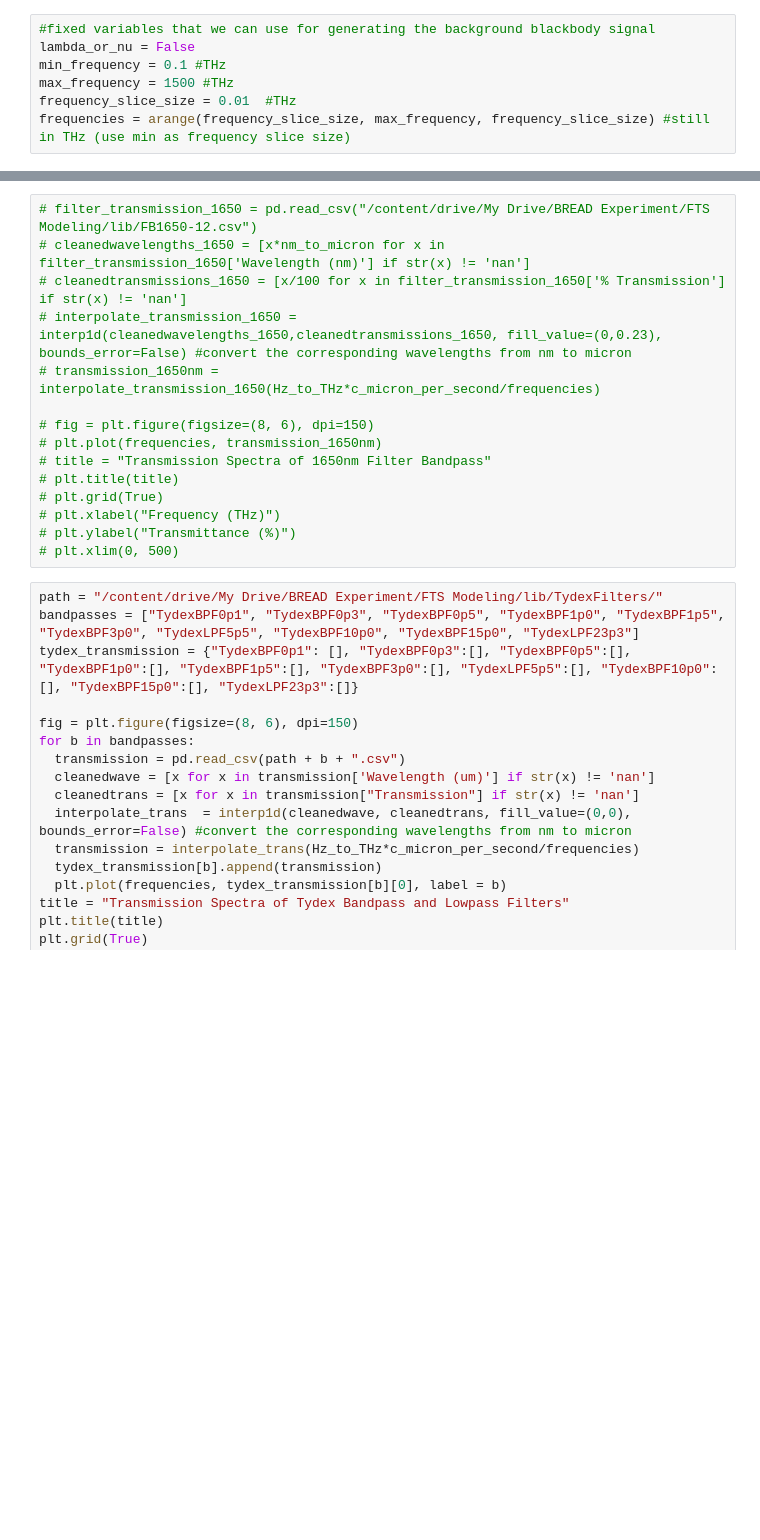
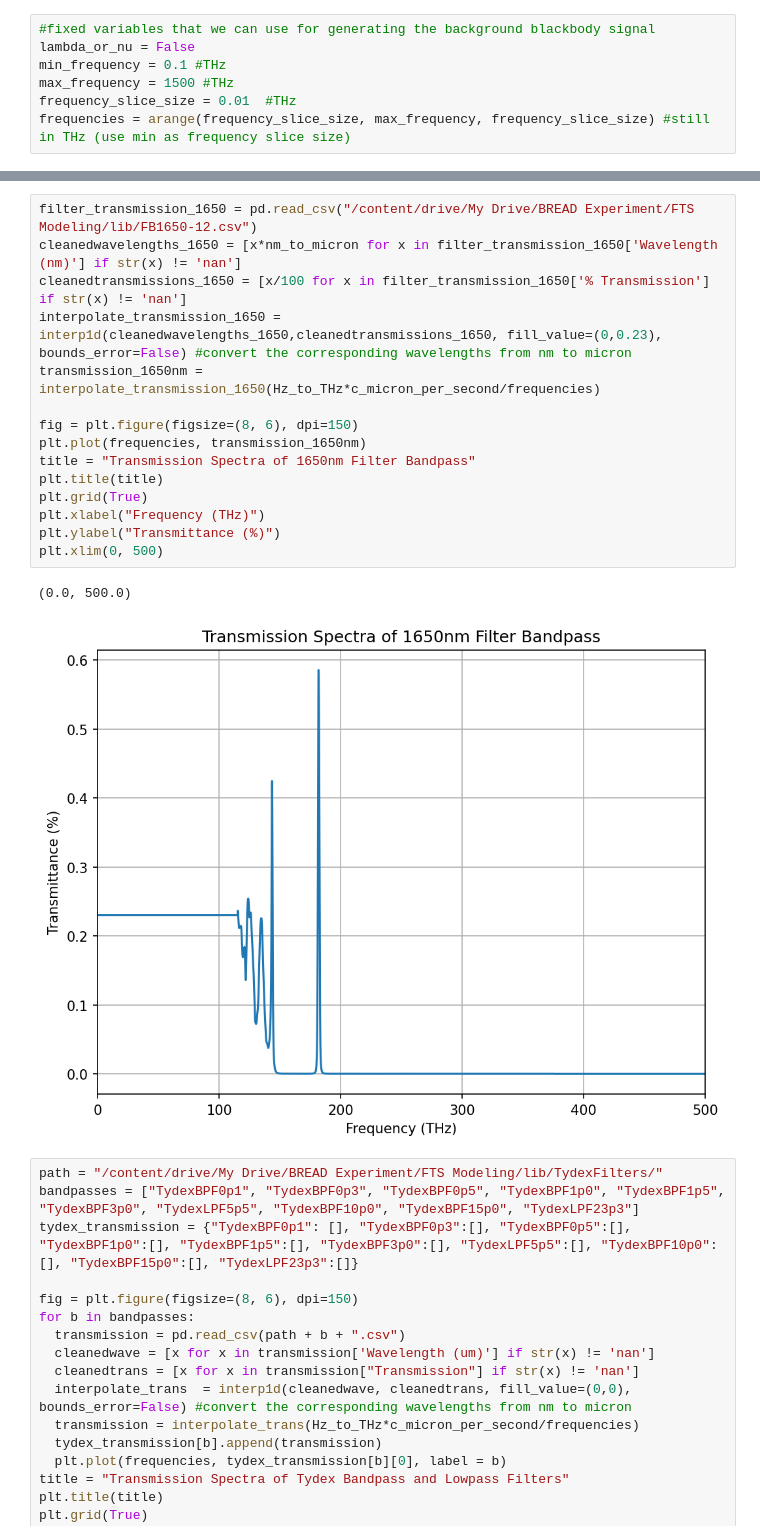
Before and after one commit to nkurinsky/THz-FTS, a Jupyter notebook: python/Notebooks/DataAna/FTS_Analysis_DecemberPowerSupply.ipynb, the cells around one changed output, grey strips where cells are left out. Drawn from its saved outputs; the diff is of its cells as text; blank space fills up the shorter version.

```diff
--- a/python/Notebooks/DataAna/FTS_Analysis_DecemberPowerSupply.ipynb
+++ b/python/Notebooks/DataAna/FTS_Analysis_DecemberPowerSupply.ipynb
@@ -123,18 +124,21 @@ Text(0, 0.5, 'Transmittance (%)')
 # %%
-# filter_transmission_1650 = pd.read_csv("/content/drive/My Drive/BREAD Experiment/FTS Modeling/lib/FB1650-12.csv")
-# cleanedwavelengths_1650 = [x*nm_to_micron for x in filter_transmission_1650['Wavelength (nm)'] if str(x) != 'nan']
-# cleanedtransmissions_1650 = [x/100 for x in filter_transmission_1650['% Transmission'] if str(x) != 'nan']
-# interpolate_transmission_1650 = interp1d(cleanedwavelengths_1650,cleanedtransmissions_1650, fill_value=(0,0.23), bounds_error=False) #convert the corresponding wavelengths from nm to micron
-# transmission_1650nm = interpolate_transmission_1650(Hz_to_THz*c_micron_per_second/frequencies)
+filter_transmission_1650 = pd.read_csv("/content/drive/My Drive/BREAD Experiment/FTS Modeling/lib/FB1650-12.csv")
+cleanedwavelengths_1650 = [x*nm_to_micron for x in filter_transmission_1650['Wavelength (nm)'] if str(x) != 'nan']
+cleanedtransmissions_1650 = [x/100 for x in filter_transmission_1650['% Transmission'] if str(x) != 'nan']
+interpolate_transmission_1650 = interp1d(cleanedwavelengths_1650,cleanedtransmissions_1650, fill_value=(0,0.23), bounds_error=False) #convert the corresponding wavelengths from nm to micron
+transmission_1650nm = interpolate_transmission_1650(Hz_to_THz*c_micron_per_second/frequencies)
 
-# fig = plt.figure(figsize=(8, 6), dpi=150)
-# plt.plot(frequencies, transmission_1650nm)
-# title = "Transmission Spectra of 1650nm Filter Bandpass"
-# plt.title(title)
-# plt.grid(True)
-# plt.xlabel("Frequency (THz)")
-# plt.ylabel("Transmittance (%)")
-# plt.xlim(0, 500)
+fig = plt.figure(figsize=(8, 6), dpi=150)
+plt.plot(frequencies, transmission_1650nm)
+title = "Transmission Spectra of 1650nm Filter Bandpass"
+plt.title(title)
+plt.grid(True)
+plt.xlabel("Frequency (THz)")
+plt.ylabel("Transmittance (%)")
+plt.xlim(0, 500)
+# %% [output]
+(0.0, 500.0)
+[figure, added]
 # %%
 path = "/content/drive/My Drive/BREAD Experiment/FTS Modeling/lib/TydexFilters/"
 bandpasses = ["TydexBPF0p1", "TydexBPF0p3", "TydexBPF0p5", "TydexBPF1p0", "TydexBPF1p5", "TydexBPF3p0", "TydexLPF5p5", "TydexBPF10p0", "TydexBPF15p0", "TydexLPF23p3"]
```
Also changed, not shown: parts of 20 cells of this notebook.
